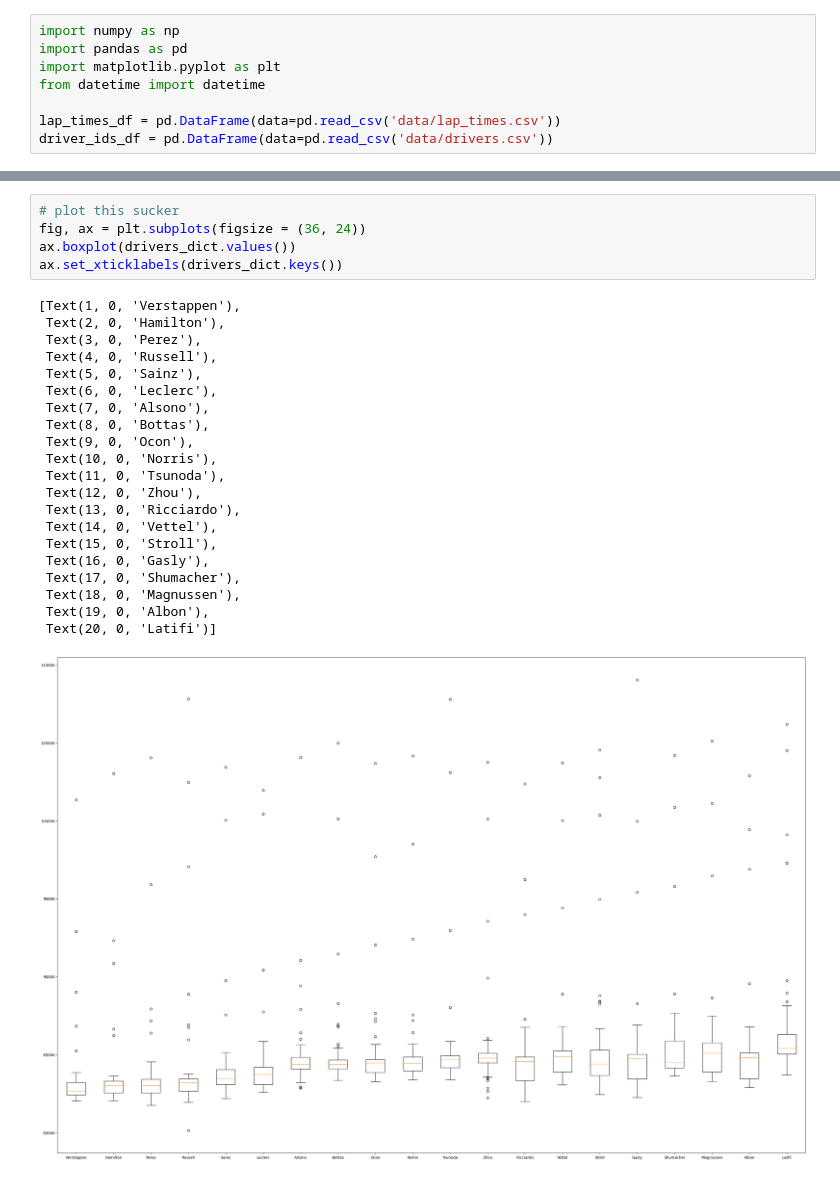
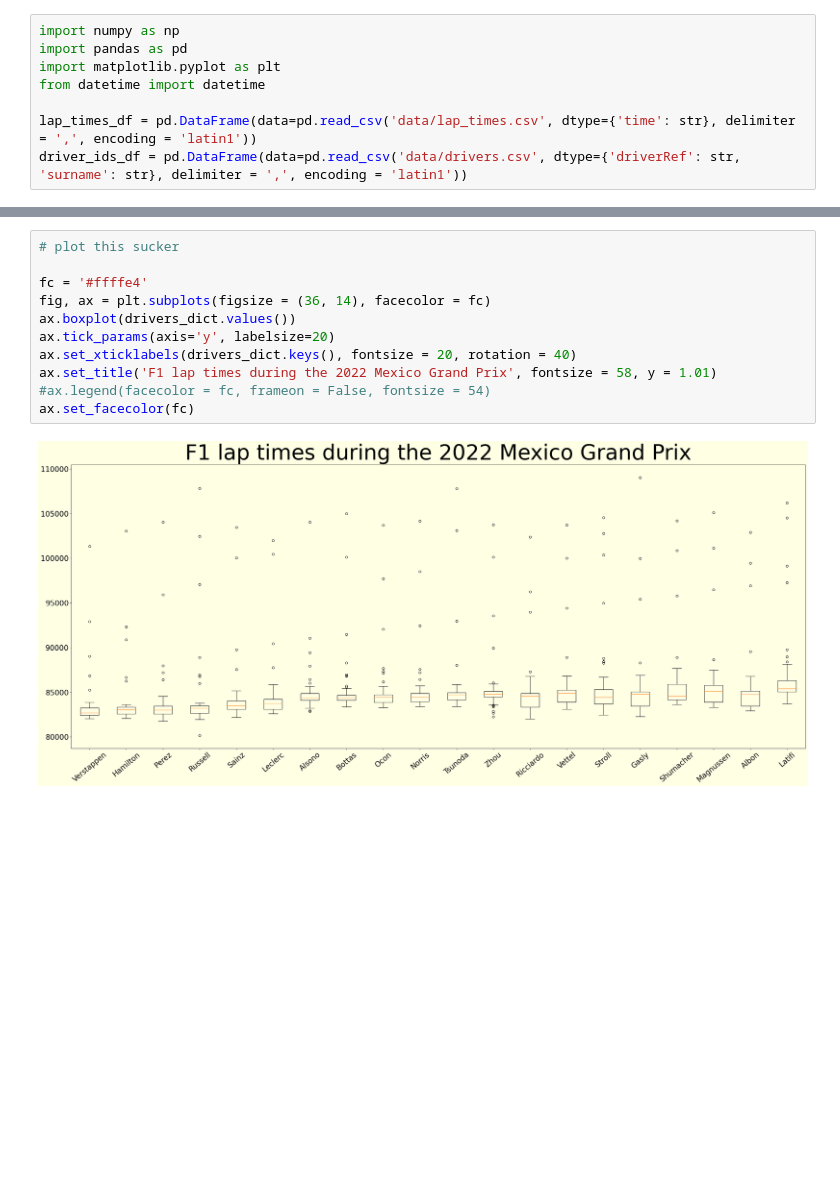
Before and after one commit to StephenBurke/f1_analysis, a Jupyter notebook: main.ipynb, the cells around one changed output, grey strips where cells are left out. Drawn from its saved outputs; the diff is of its cells as text; blank space fills up the shorter version.

Commit message:
Input (#4)
* Added details to plot

* Specified input type

* Added time input function

```diff
--- a/main.ipynb
+++ b/main.ipynb
@@ -4,5 +4,5 @@ import pandas as pd
 import matplotlib.pyplot as plt
 from datetime import datetime
 
-lap_times_df = pd.DataFrame(data=pd.read_csv('data/lap_times.csv'))
-driver_ids_df = pd.DataFrame(data=pd.read_csv('data/drivers.csv'))
+lap_times_df = pd.DataFrame(data=pd.read_csv('data/lap_times.csv', dtype={'time': str}, delimiter = ',', encoding = 'latin1'))
+driver_ids_df = pd.DataFrame(data=pd.read_csv('data/drivers.csv', dtype={'driverRef': str, 'surname': str}, delimiter = ',', encoding = 'latin1'))
@@ -99,27 +92,13 @@ Name: surname, dtype: object}
 # %%
 # plot this sucker
-fig, ax = plt.subplots(figsize = (36, 24))
+
+fc = '#ffffe4'
+fig, ax = plt.subplots(figsize = (36, 14), facecolor = fc)
 ax.boxplot(drivers_dict.values())
-ax.set_xticklabels(drivers_dict.keys())
+ax.tick_params(axis='y', labelsize=20)
+ax.set_xticklabels(drivers_dict.keys(), fontsize = 20, rotation = 40)
+ax.set_title('F1 lap times during the 2022 Mexico Grand Prix', fontsize = 58, y = 1.01)
+#ax.legend(facecolor = fc, frameon = False, fontsize = 54)
+ax.set_facecolor(fc)
 # %% [output]
-[Text(1, 0, 'Verstappen'),
- Text(2, 0, 'Hamilton'),
- Text(3, 0, 'Perez'),
- Text(4, 0, 'Russell'),
- Text(5, 0, 'Sainz'),
- Text(6, 0, 'Leclerc'),
- Text(7, 0, 'Alsono'),
- Text(8, 0, 'Bottas'),
- Text(9, 0, 'Ocon'),
- Text(10, 0, 'Norris'),
- Text(11, 0, 'Tsunoda'),
- Text(12, 0, 'Zhou'),
- Text(13, 0, 'Ricciardo'),
- Text(14, 0, 'Vettel'),
- Text(15, 0, 'Stroll'),
- Text(16, 0, 'Gasly'),
- Text(17, 0, 'Shumacher'),
- Text(18, 0, 'Magnussen'),
- Text(19, 0, 'Albon'),
- Text(20, 0, 'Latifi')]
-[figure, old version]
+[figure, new version]
```
Also changed, not shown: parts of 3 cells of this notebook.
